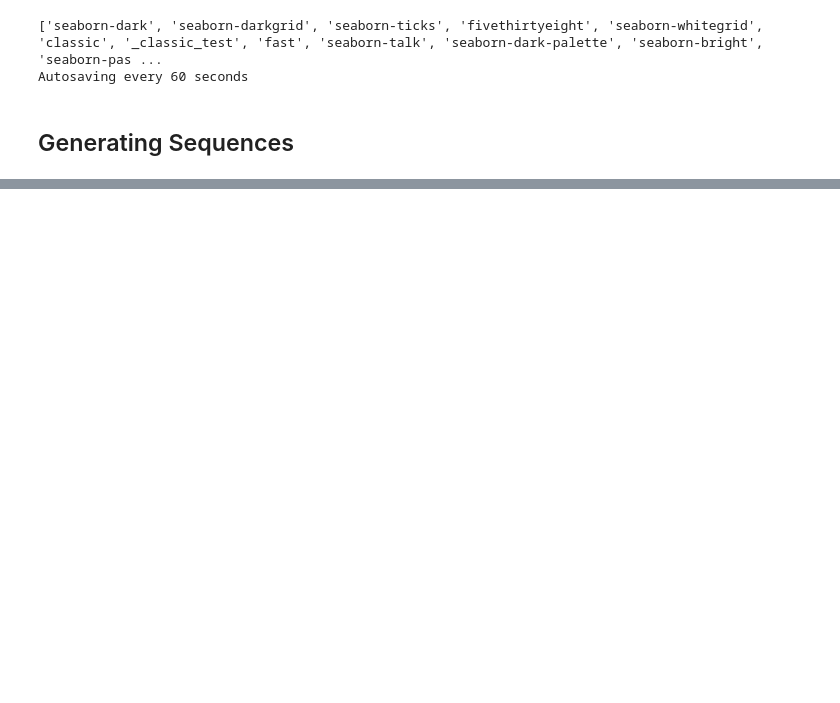
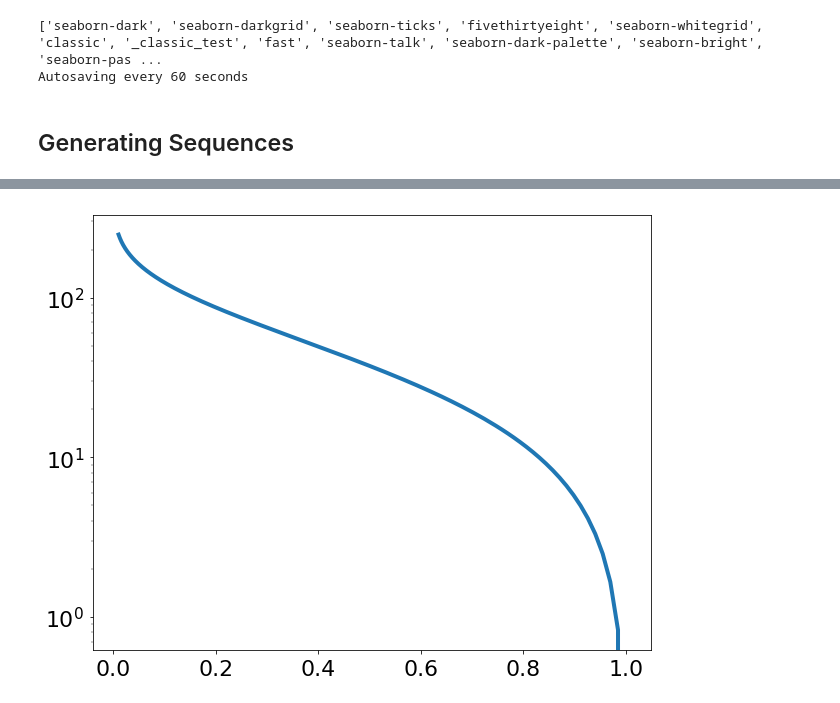
Before and after one commit to betoto008/Affinity_maturation, a Jupyter notebook: Jupyter_Notebooks/Stochastic_simulation.ipynb, the cells around one changed output, grey strips where cells are left out. Saved outputs shown, nothing was run; the diff lists cells and outputs as text; code cells hidden in the pictures; blank space fills up the shorter version.

```diff
--- a/Jupyter_Notebooks/Stochastic_simulation.ipynb
+++ b/Jupyter_Notebooks/Stochastic_simulation.ipynb
@@ -476,0 +73,13 @@ np.exp(-5)
+# %%
+%%time
+n_linages = 200
+U = n_linages/n_seq
+nu = 0.4
+R=6
+beta = 1
+gamma = 1
+T = 10
+Sub_Sequences = np.random.choice(Sequences, n_linages)
+Model_deterministic_antigen = Stochastic_simulation_deterministic_antigen(Sequences = Sub_Sequences, n_linages=n_linages, T = T, U = U, gamma = gamma,
+                              nu = nu, R = R, beta = beta, master_Sequence_energy = 14)
+Model_deterministic_antigen.Gillespie()
@@ -476,0 +104,10 @@ np.exp(-5)
+# %%
+alpha = np.sum(Model_deterministic_antigen.probabilities[::2])
+r1 = np.logspace(-2,0,300)
+tau = (1/alpha)*np.log(1/r1)
+fig, ax = plt.subplots(1,1, figsize = (10,8))
+ax.plot(r1, tau, linewidth = 4)
+ax.tick_params(labelsize = 22)
+plt.yscale('log')
+# %% [output]
+[figure, added]
```
Also changed, not shown: parts of 38 cells of this notebook, 14 other files.
